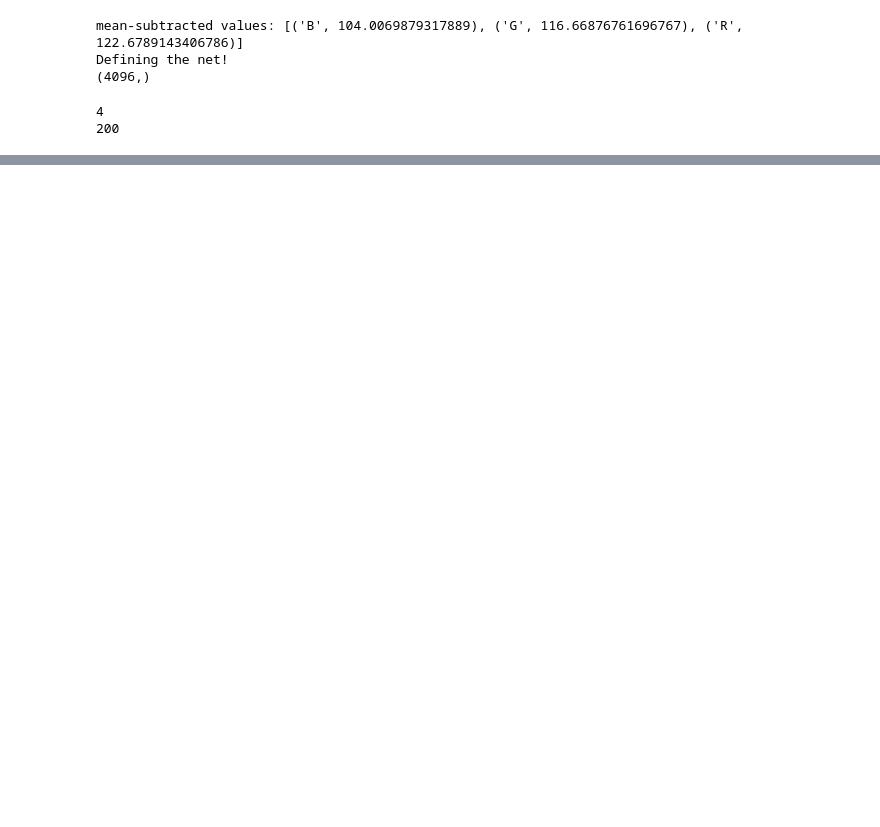
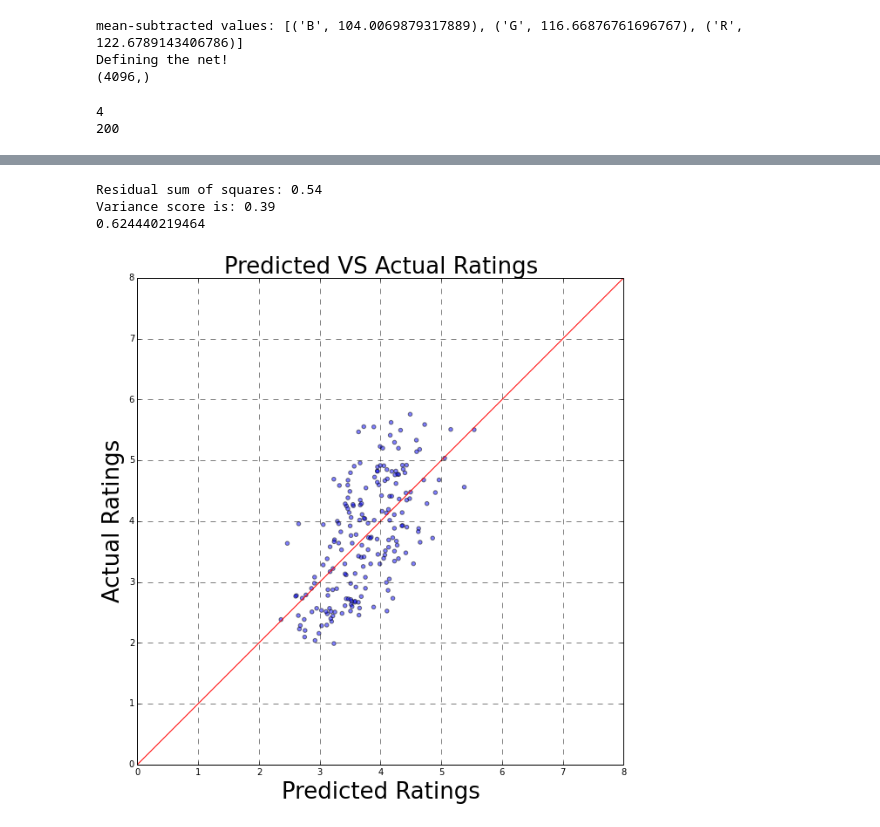
Before and after one commit to amandasongmm/attractiveness_datamining, a Jupyter notebook: linjieCode/code/attrFeature.ipynb, the cells around one changed output, grey strips where cells are left out. Cells and saved outputs as stored; diff of their text form; code cells hidden in the pictures; blank space fills up the shorter version.

```diff
--- a/linjieCode/code/attrFeature.ipynb
+++ b/linjieCode/code/attrFeature.ipynb
@@ -186,0 +187,72 @@ The number of PCs needed to retain 0.990 variance is 153.
+# %%
+# revise the order of the faces in feature_matrix.
+# make it the same as rating_matrix: MIT, Glas, faceothers, genhead
+import pandas as pd
+import numpy as np
+import pandas as pd
+from sklearn.decomposition import PCA
+from sklearn import linear_model
+full_rating = pd.read_csv('../rating_matrix.csv',\
+                          delimiter='\t')
+del full_rating['Unnamed: 0']
+#print full_rating
+
+
+rater_ind = 0  # Later, we will iterate over this number.
+mean_rating = full_rating.mean()[:, None]
+#one_rating = full_rating.iloc[rater_ind, :][:, None]
+mean_rating = [map(float, x) for x in mean_rating]
+mean_rating = np.array(mean_rating)
+#print mean_rating
+mu  = float(sum(mean_rating))/len(mean_rating)
+sigma = np.std(mean_rating)
+mean_rating_white = (mean_rating - mu)/sigma
+# Do linear regression on feature_arr and mean_rating
+regr = linear_model.LinearRegression(fit_intercept=True)
+regr.fit(feature_transf, mean_rating)
+predicted_rating = regr.predict(feature_transf)#*sigma+mu
+#rectified_rating = np.around(predicted_rating, decimals=0)
+
+# Calculate the mean square error
+MSE = np.mean((predicted_rating - mean_rating) ** 2)
+print 'Residual sum of squares: %.2f' % MSE
+
+# Calculate how much variance is explained
+variance_score = regr.score(feature_transf, mean_rating)
+print 'Variance score is: %.2f' % variance_score
+
+# Calculate the correlation between prediction and actual rating.
+cor = np.corrcoef(predicted_rating[:, 0], mean_rating[:, 0])
+print cor[0, 1]
+
+fName = saveFigPath+'/'+MODEL+'_training.txt'
+with open(fName,'w') as f:
+    f.write('Training Accuracy\n')
+    f.write('Number of features: %d'%feature_transf.shape[1] +'\n')
+    f.write('Residual sum of squares: %.2f' %MSE+'\n')
+    f.write('Variance score is: %.2f' %variance_score+'\n')
+    f.write('Correlation between predicted ratings and actual ratings is: %.4f'\
+            %cor[0,1]+'\n')
+# # Plot prediction vs actual rating.
+x = predicted_rating[:, 0]
+y = mean_rating[:, 0]
+fig, ax = plt.subplots()
+ax.scatter(x, y, alpha=0.5)
+ax.set_xlim((0, 8))
+ax.set_ylim((0, 8))
+x0, x1 = ax.get_xlim()
+y0, y1 = ax.get_ylim()
+ax.set_aspect(abs(x1-x0)/abs(y1-y0))
+ax.grid(b=True, which='major', color='k', linestyle='--')
+m, b = np.polyfit(x, y, 1)
+X_plot = np.linspace(ax.get_xlim()[0],ax.get_xlim()[1],100)
+plt.plot(X_plot, m*X_plot + b, '-r')
+plt.xlabel('Predicted Ratings',fontsize = 26)
+plt.ylabel('Actual Ratings',fontsize = 26)
+plt.title('Predicted VS Actual Ratings',fontsize = 26)
+plt.savefig(saveFigPath+'/'+MODEL+'_predVsActual.png')
+# %% [output]
+Residual sum of squares: 0.54
+Variance score is: 0.39
+0.624440219464
+[figure, added]
```
Also changed, not shown: parts of 4 cells of this notebook, 22 other files.
